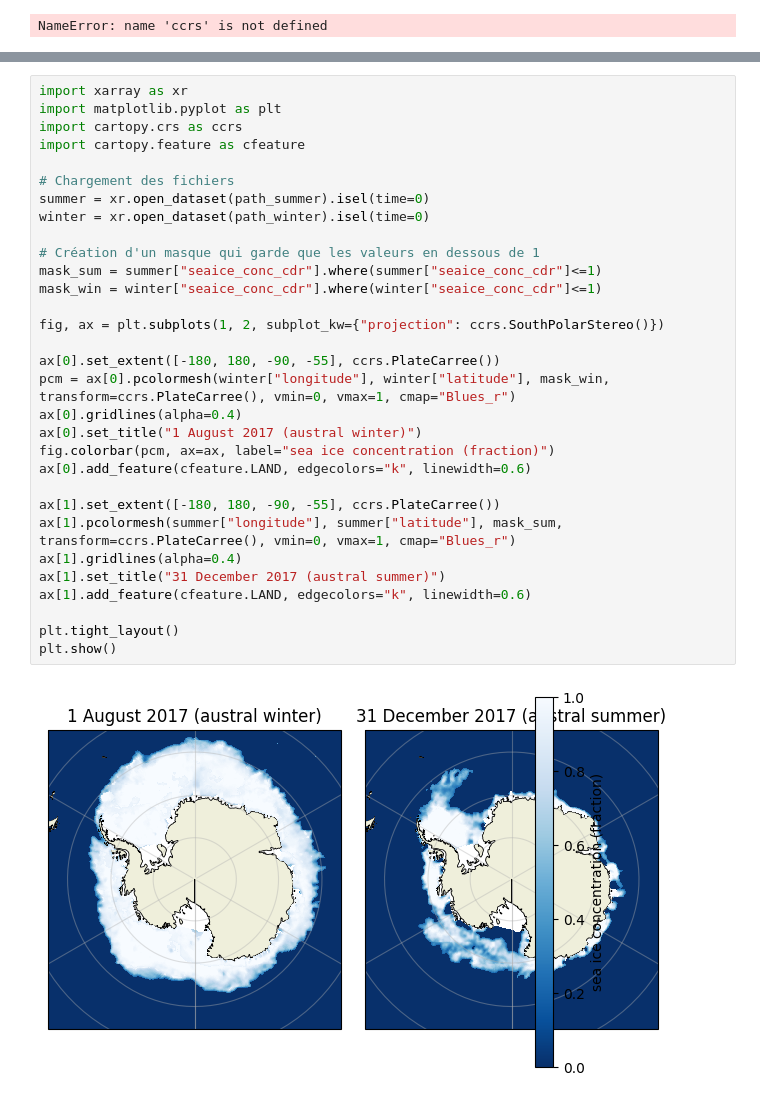
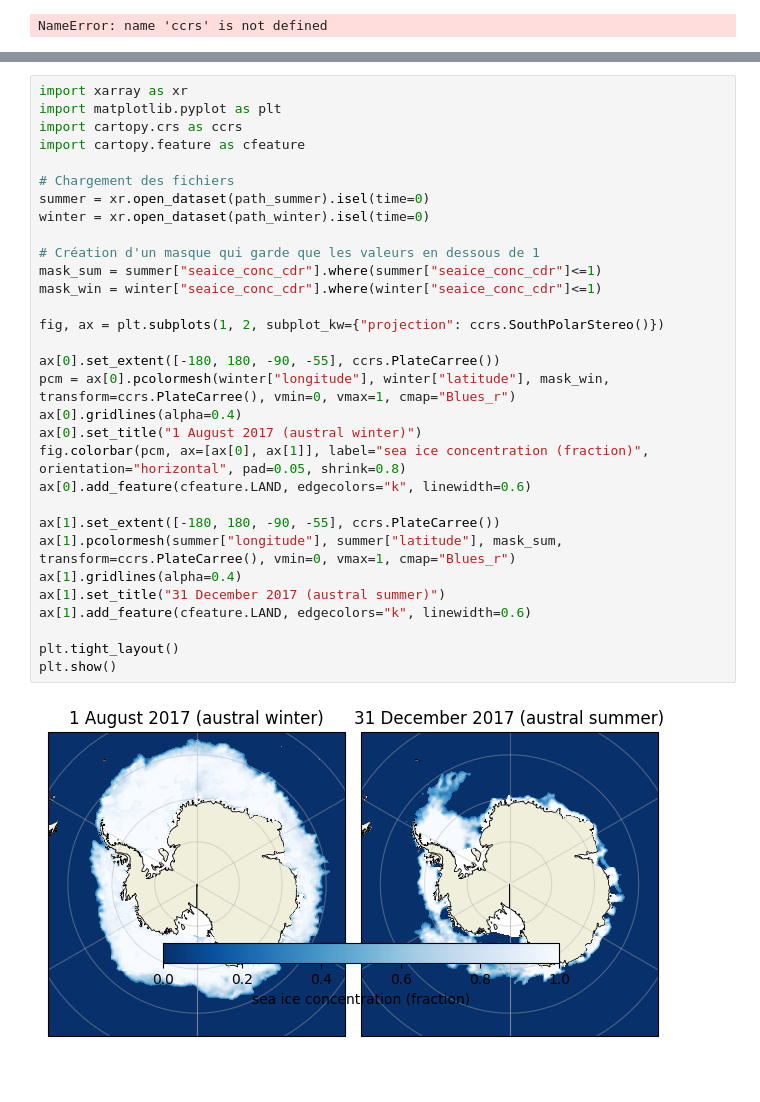
Before and after one commit to simoncurchod-lang/2026_Intro_Python, a Jupyter notebook: FEEDBACK_SIMON_CURCHOD.ipynb, the cells around one changed output, grey strips where cells are left out. Saved outputs shown, nothing was run; the diff lists cells and outputs as text; blank space fills up the shorter version.

```diff
--- a/FEEDBACK_SIMON_CURCHOD.ipynb
+++ b/FEEDBACK_SIMON_CURCHOD.ipynb
@@ -212,32 +215,32 @@ AttributeError: 'GeoAxes' object has no attribute 'set_titles'
 import xarray as xr
 import matplotlib.pyplot as plt
 import cartopy.crs as ccrs
 import cartopy.feature as cfeature
 
 # Chargement des fichiers
 summer = xr.open_dataset(path_summer).isel(time=0)
 winter = xr.open_dataset(path_winter).isel(time=0)
 
 # Création d'un masque qui garde que les valeurs en dessous de 1
 mask_sum = summer["seaice_conc_cdr"].where(summer["seaice_conc_cdr"]<=1)
 mask_win = winter["seaice_conc_cdr"].where(winter["seaice_conc_cdr"]<=1)
 
 fig, ax = plt.subplots(1, 2, subplot_kw={"projection": ccrs.SouthPolarStereo()})
 
 ax[0].set_extent([-180, 180, -90, -55], ccrs.PlateCarree())
 pcm = ax[0].pcolormesh(winter["longitude"], winter["latitude"], mask_win, transform=ccrs.PlateCarree(), vmin=0, vmax=1, cmap="Blues_r")
 ax[0].gridlines(alpha=0.4)
 ax[0].set_title("1 August 2017 (austral winter)")
-fig.colorbar(pcm, ax=ax, label="sea ice concentration (fraction)")
+fig.colorbar(pcm, ax=[ax[0], ax[1]], label="sea ice concentration (fraction)", orientation="horizontal", pad=0.05, shrink=0.8)
 ax[0].add_feature(cfeature.LAND, edgecolors="k", linewidth=0.6)
 
 ax[1].set_extent([-180, 180, -90, -55], ccrs.PlateCarree())
 ax[1].pcolormesh(summer["longitude"], summer["latitude"], mask_sum, transform=ccrs.PlateCarree(), vmin=0, vmax=1, cmap="Blues_r")
 ax[1].gridlines(alpha=0.4)
 ax[1].set_title("31 December 2017 (austral summer)")
 ax[1].add_feature(cfeature.LAND, edgecolors="k", linewidth=0.6)
 
 plt.tight_layout()
 plt.show()
 # %% [output]
-[figure, old version]
+[figure, new version]
```
Also changed, not shown: parts of 4 cells of this notebook.
